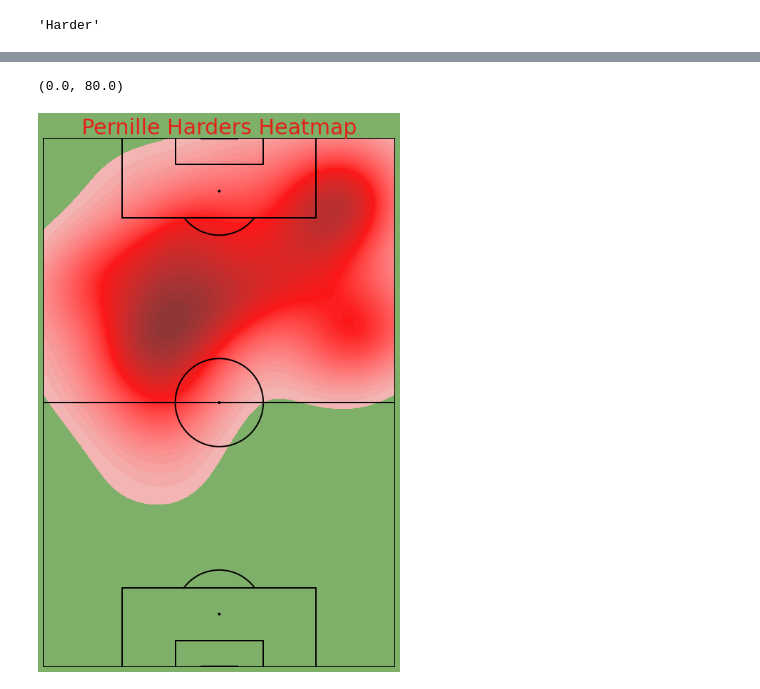
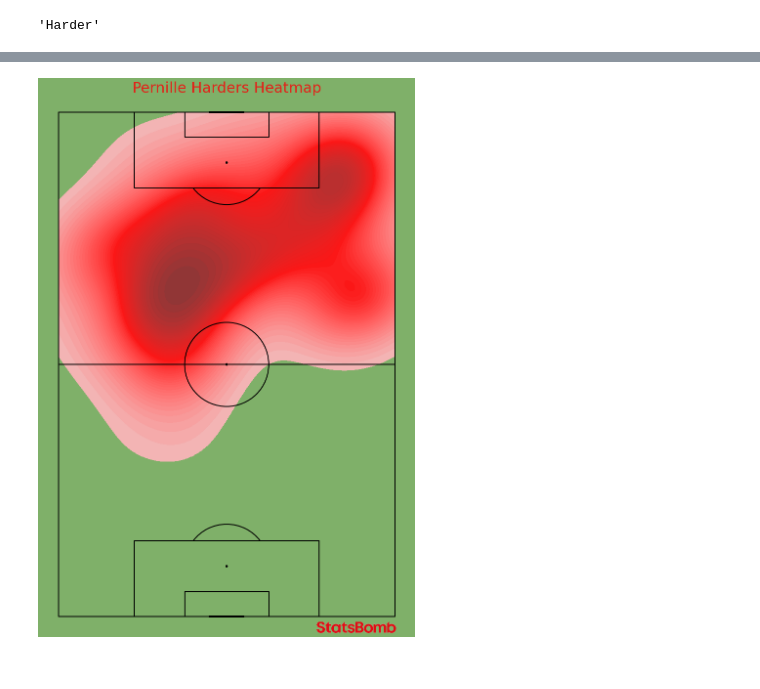
Before and after one commit to AugustSteff/Data-Analysis-in-football, a Jupyter notebook: Den v Fin_Analysis.ipynb, the cells around one changed output, grey strips where cells are left out. Cells and saved outputs as stored; diff of their text form; code cells hidden in the pictures.

```diff
--- a/Den v Fin_Analysis.ipynb
+++ b/Den v Fin_Analysis.ipynb
@@ -14,2 +17,4 @@ from matplotlib.colors import to_rgba, LinearSegmentedColormap
 # %%
 df = sb.events(match_id=3835329)
+# %%
+im = Image.open(r"C:\Users\Gusse\OneDrive\Dokumenter\Python\Womens Euro 2022\sb_text_logo.png")
@@ -380,21 +411,21 @@ for text in legend.get_texts():
 # %%
 pitch = VerticalPitch(pitch_type='statsbomb', pitch_color=pitchColor,  line_color='black', line_zorder=2)
-fig, ax = pitch.draw(figsize=(16, 11))
+fig, ax = pitch.draw(figsize=(11, 16))
 fig.set_facecolor(figColor)
 
 kde = pitch.kdeplot(harderEvents.x, harderEvents.y, ax=ax,
                     shade=True, levels=50,
                     shade_lowest=False,
                     cut=4.1,
                     color="red")
 
 ax.set_title("Pernille Harders Heatmap", fontsize=30, color="#E32219")
 
+ax3 = fig.add_axes([0.7, 0.010, 0.27, 0.02])
+ax3.axis('off')
+ax3.imshow(im)
 
-plt.ylim(0,120)
-plt.xlim(0,80)
 
 #plt.savefig('Heat Map for Harder, Denmark v Finland', dpi=300)
 # %% [output]
-(0.0, 80.0)
-[figure, old version]
+[figure, new version]
```
Also changed, not shown: parts of 30 cells of this notebook.
